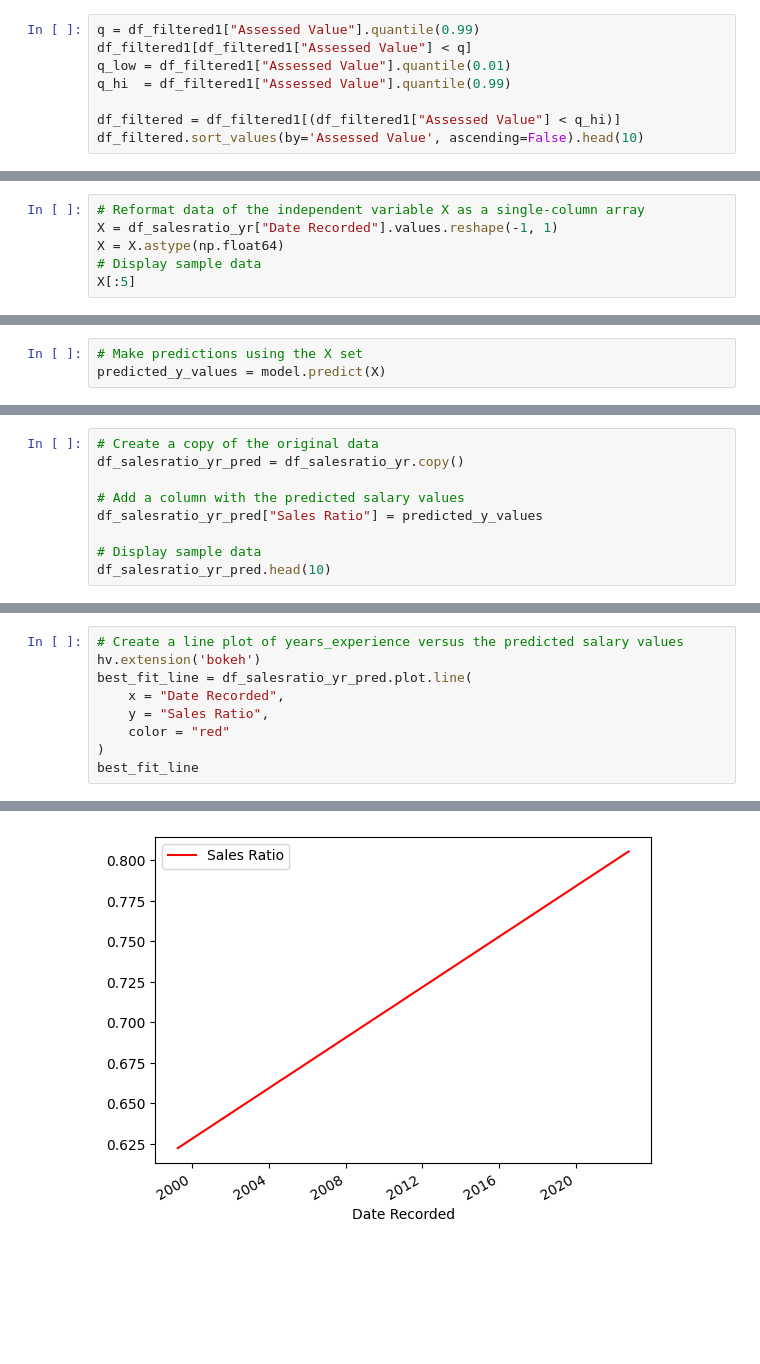
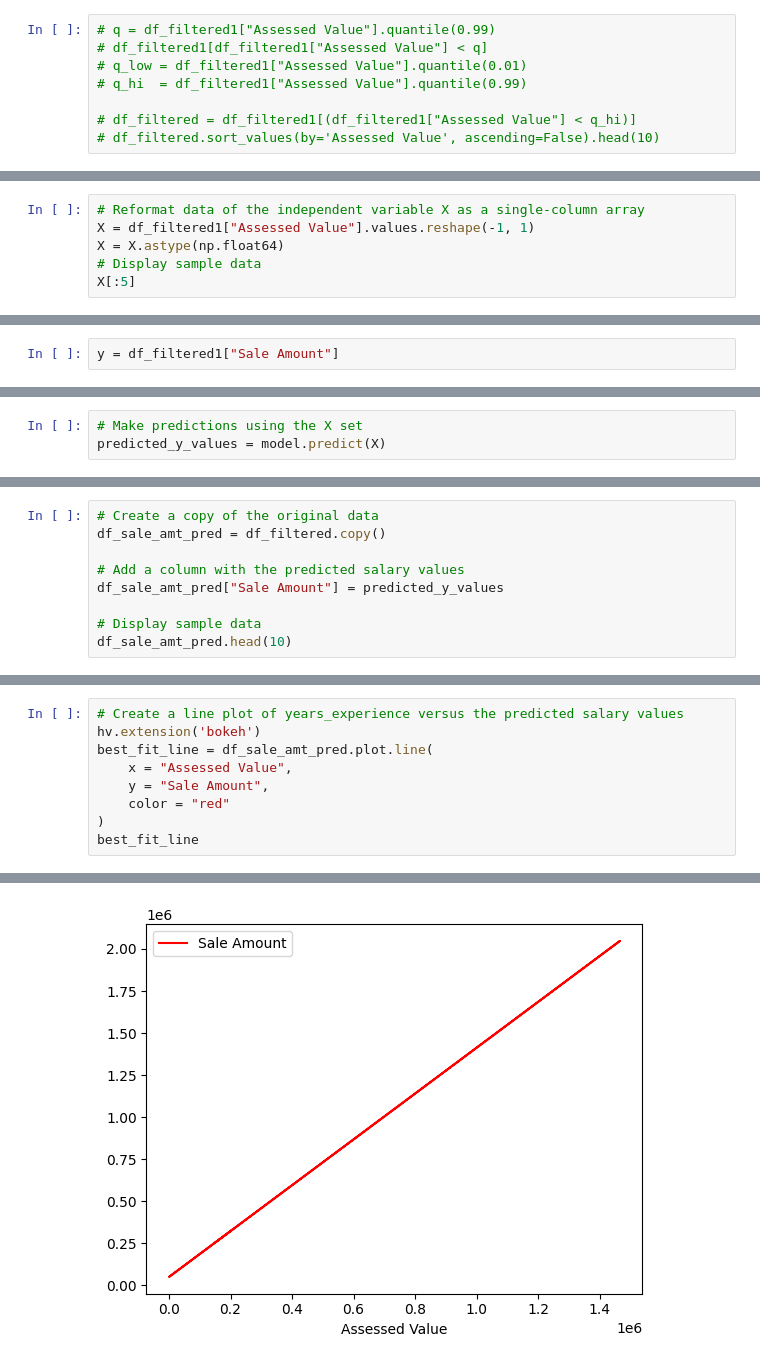
Before and after one commit to lwjiang1015/Project_4_Group_4, a Jupyter notebook: RealEstate_Analysis_colab_OY - residential.ipynb, the cells around one changed output, grey strips where cells are left out. Drawn from its saved outputs; the diff is of its cells as text; blank space fills up the shorter version.

```diff
--- a/RealEstate_Analysis_colab_OY.ipynb
+++ b/RealEstate_Analysis_colab_OY - residential.ipynb
@@ -221,11 +255,11 @@ df_filtered1.sort_values(by='Sale Amount', ascending=False).head(10)
 # %%
-q = df_filtered1["Assessed Value"].quantile(0.99)
-df_filtered1[df_filtered1["Assessed Value"] < q]
-q_low = df_filtered1["Assessed Value"].quantile(0.01)
-q_hi  = df_filtered1["Assessed Value"].quantile(0.99)
+# q = df_filtered1["Assessed Value"].quantile(0.99)
+# df_filtered1[df_filtered1["Assessed Value"] < q]
+# q_low = df_filtered1["Assessed Value"].quantile(0.01)
+# q_hi  = df_filtered1["Assessed Value"].quantile(0.99)
 
-df_filtered = df_filtered1[(df_filtered1["Assessed Value"] < q_hi)]
-df_filtered.sort_values(by='Assessed Value', ascending=False).head(10)
+# df_filtered = df_filtered1[(df_filtered1["Assessed Value"] < q_hi)]
+# df_filtered.sort_values(by='Assessed Value', ascending=False).head(10)
 # %% [output]
 |  | Town | Sale Amount | Assessed Value | Date Recorded | Sales Ratio |
 | 77283 | New Canaan | 2399000.0 | 1465590.0 | 2022-01-21 | 0.610900 |
@@ -279,6 +285,6 @@ df_salesratio_yr.plot.scatter(x='Date Recorded', y='Sales Ratio',title="Sales Ra
 # %%
 # Reformat data of the independent variable X as a single-column array
-X = df_salesratio_yr["Date Recorded"].values.reshape(-1, 1)
+X = df_filtered1["Assessed Value"].values.reshape(-1, 1)
 X = X.astype(np.float64)
 # Display sample data
 X[:5]
@@ -297,3 +301,5 @@ y = df_salesratio_yr["Sales Ratio"]
+# %%
+y = df_filtered1["Sale Amount"]
 # %%
 model = LinearRegression(fit_intercept=True)
 model
@@ -325,11 +351,11 @@ predicted_y_values = model.predict(X)
 # %%
 # Create a copy of the original data
-df_salesratio_yr_pred = df_salesratio_yr.copy()
+df_sale_amt_pred = df_filtered.copy()
 
 # Add a column with the predicted salary values
-df_salesratio_yr_pred["Sales Ratio"] = predicted_y_values
+df_sale_amt_pred["Sale Amount"] = predicted_y_values
 
 # Display sample data
-df_salesratio_yr_pred.head(10)
+df_sale_amt_pred.head(10)
 # %% [output]
 |  | Town | Sale Amount | Assessed Value | Date Recorded | Sales Ratio |
@@ -346,9 +372,9 @@ df_salesratio_yr_pred.head(10)
 # %%
 # Create a line plot of years_experience versus the predicted salary values
 hv.extension('bokeh')
-best_fit_line = df_salesratio_yr_pred.plot.line(
-    x = "Date Recorded",
-    y = "Sales Ratio",
+best_fit_line = df_sale_amt_pred.plot.line(
+    x = "Assessed Value",
+    y = "Sale Amount",
     color = "red"
 )
 best_fit_line
@@ -360,3 +386,3 @@ best_fit_line
-[figure, old version]
+[figure, new version]
 # %%
 # Superpose the original data and the best fit line
```
Also changed, not shown: parts of 32 cells of this notebook, 1 other file.
